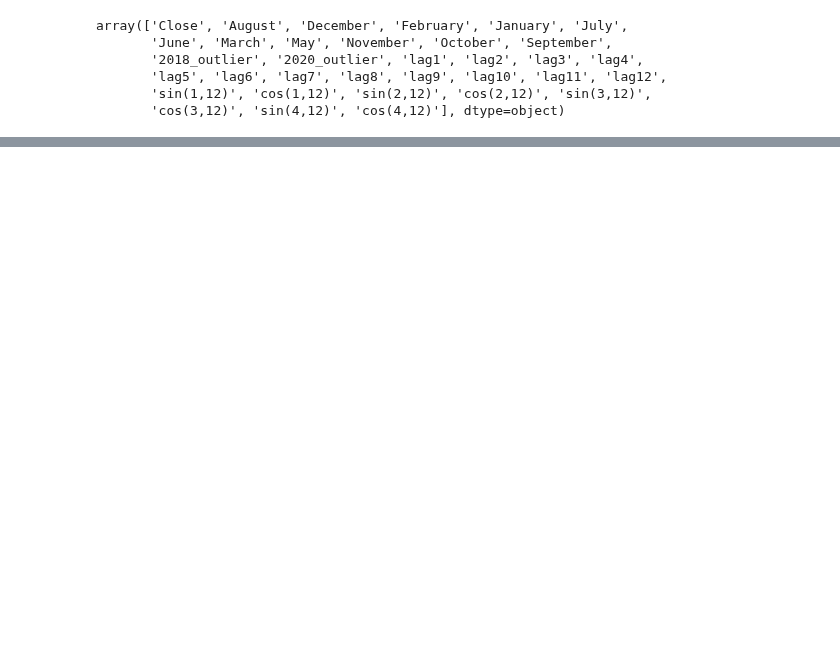
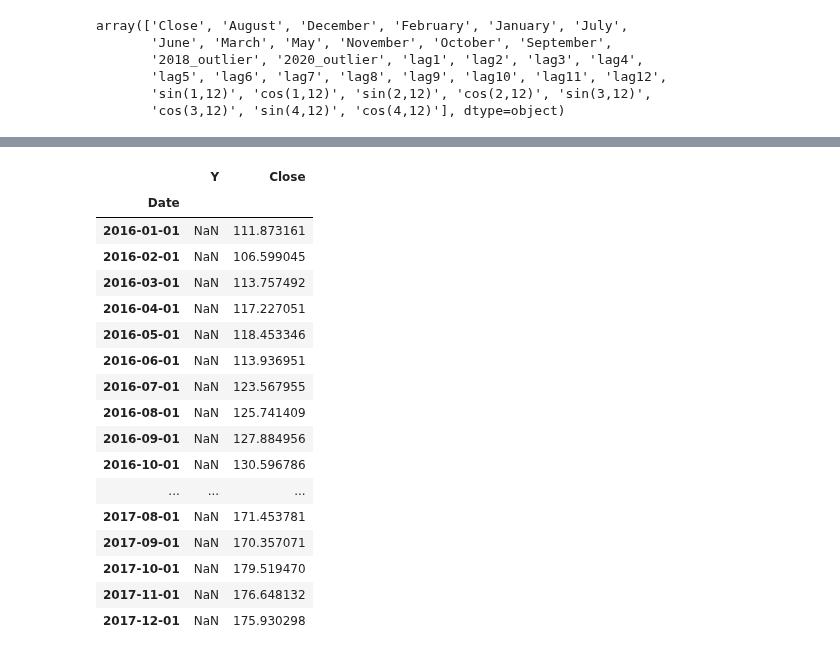
Before and after one commit to Michelleagl/Series_de_Tiempo, a Jupyter notebook: Regresión_lineal.ipynb, the cells around one changed output, grey strips where cells are left out. Cells and saved outputs as stored; diff of their text form; code cells hidden in the pictures; blank space fills up the shorter version.

```diff
--- a/Regresión_lineal.ipynb
+++ b/Regresión_lineal.ipynb
@@ -746,0 +957,6 @@ array([ 0.36139749, -0.        ,  0.        , -0.        ,  0.        ,
+# %%
+stock = 'META'
+ticker = yf.Ticker(stock)
+META = ticker.history(start= '1993-01-01', end= '2024-07-31', interval='1mo')['Close']
+
+META.tail()
@@ -746,0 +972,6 @@ array([ 0.36139749, -0.        ,  0.        , -0.        ,  0.        ,
+# %%
+data = data["2003":]
+# %%
+META.index = META.index.strftime('%Y-%m')
+META.index = pd.to_datetime(META.index)
+META.head()
@@ -746,0 +987,4 @@ array([ 0.36139749, -0.        ,  0.        , -0.        ,  0.        ,
+# %%
+data = pd.DataFrame(data['Close_caller'], columns=['Y'], index=data.index)
+
+data.head()
@@ -746,0 +999,22 @@ array([ 0.36139749, -0.        ,  0.        , -0.        ,  0.        ,
+# %%
+data = data.join(META, lsuffix='_caller', rsuffix='_other')
+data.head(24)
+# %% [output]
+|  | Y | Close |
+| Date |  |  |
+| 2016-01-01 | NaN | 111.873161 |
+| 2016-02-01 | NaN | 106.599045 |
+| 2016-03-01 | NaN | 113.757492 |
+| 2016-04-01 | NaN | 117.227051 |
+| 2016-05-01 | NaN | 118.453346 |
+| 2016-06-01 | NaN | 113.936951 |
+| 2016-07-01 | NaN | 123.567955 |
+| 2016-08-01 | NaN | 125.741409 |
+| 2016-09-01 | NaN | 127.884956 |
+| 2016-10-01 | NaN | 130.596786 |
+| ... | ... | ... |
+| 2017-08-01 | NaN | 171.453781 |
+| 2017-09-01 | NaN | 170.357071 |
+| 2017-10-01 | NaN | 179.519470 |
+| 2017-11-01 | NaN | 176.648132 |
+| 2017-12-01 | NaN | 175.930298 |
```
Also changed, not shown: parts of 80 cells of this notebook.
